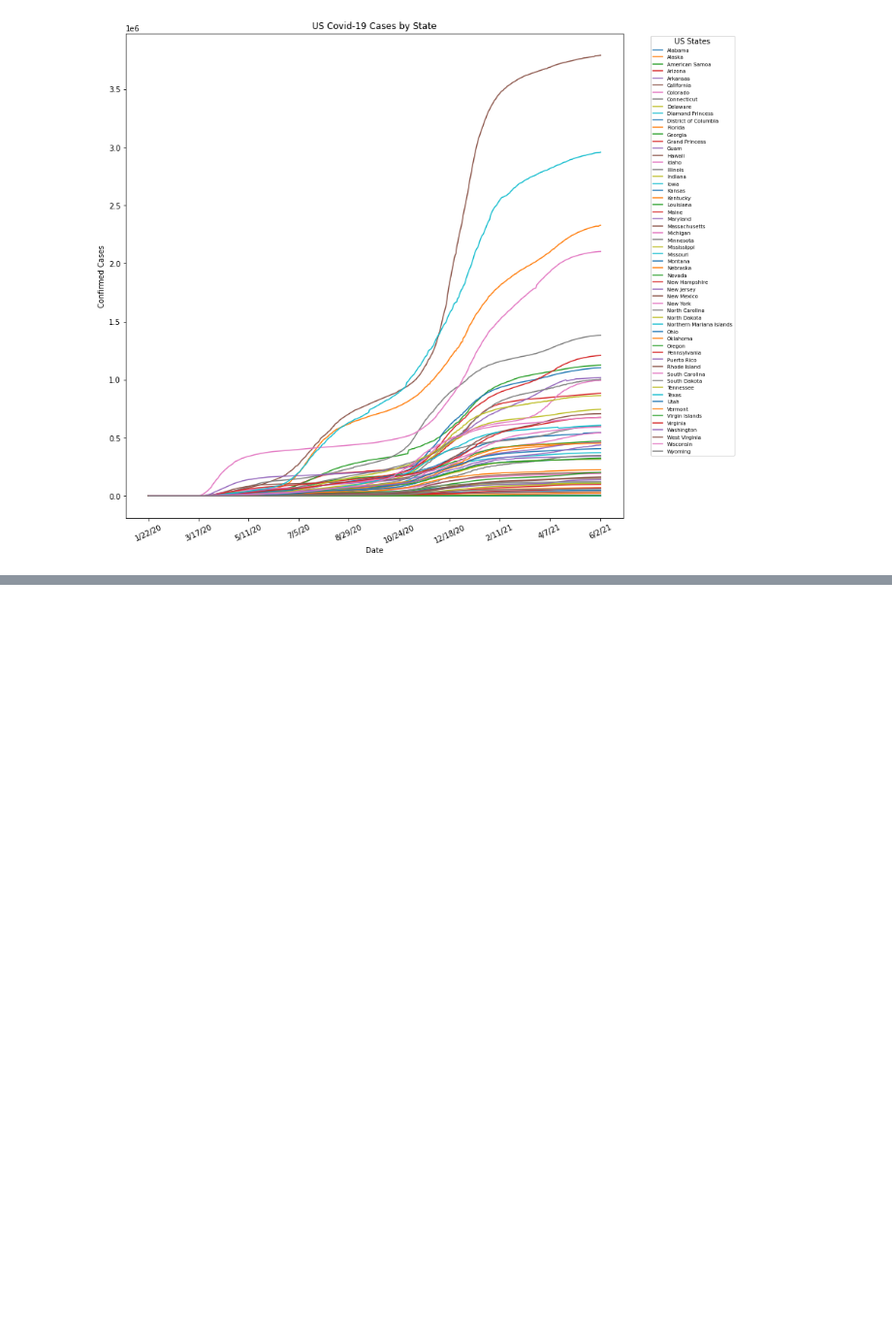
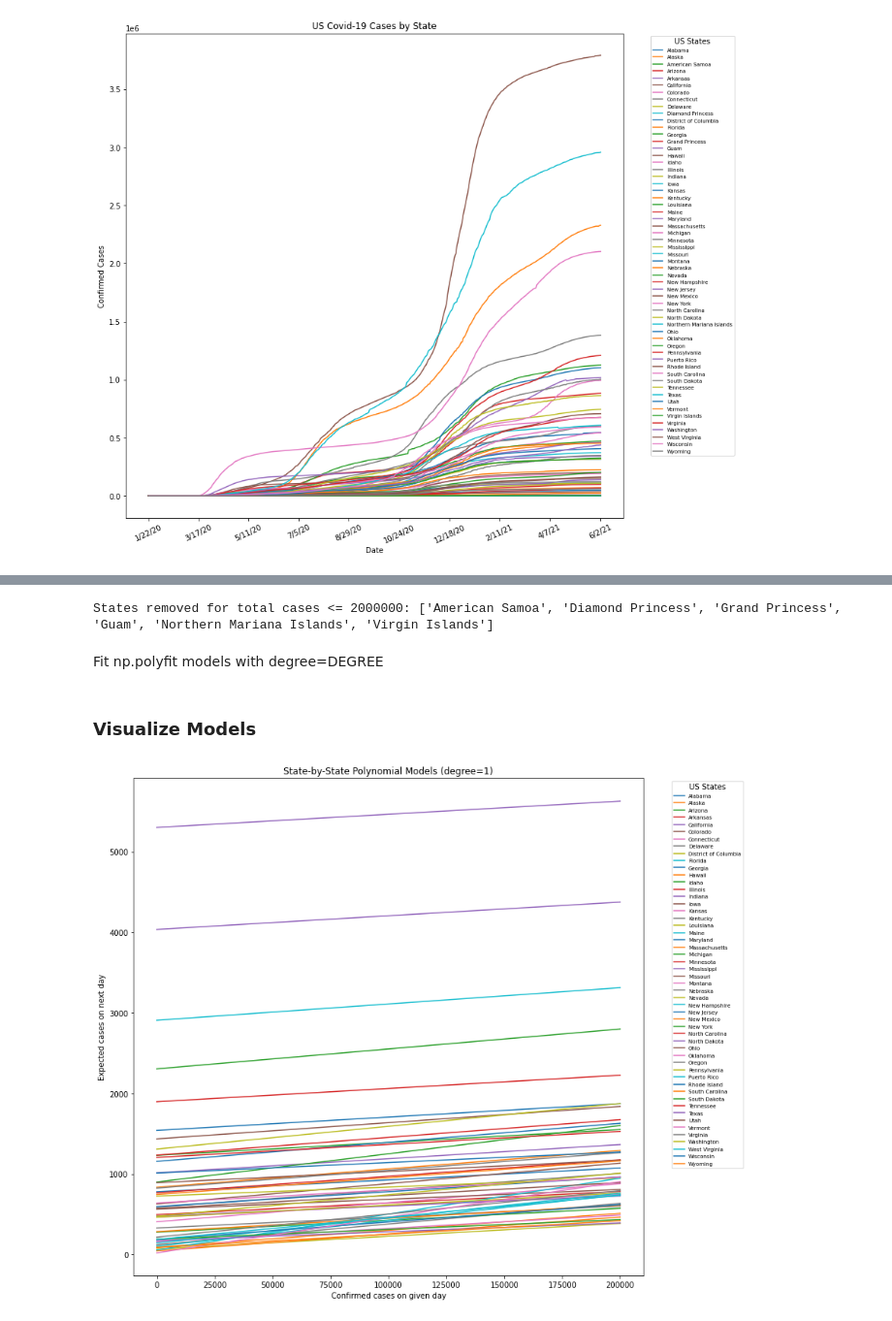
Before and after one commit to s-fitch/coronavirus-2020, a Jupyter notebook: experiments.ipynb, the cells around one changed output, grey strips where cells are left out. Shown: that part at 97% size. Saved outputs shown, nothing was run; the diff lists cells and outputs as text; code cells hidden in the pictures; blank space fills up the shorter version.

Commit message:
Implemented models

```diff
--- a/experiments.ipynb
+++ b/experiments.ipynb
@@ -69,0 +77,50 @@ plt.savefig('./exp/results/US_timeseries.png')
+# %%
+# Remove entries with little data
+TOTAL_CUTOFF = 2000000
+
+model_X = []
+model_Y = []
+model_states = []
+removed_states = []
+for i in range(cases.shape[0]):
+    # Check for all 0
+    if np.sum(cases[i]) <= TOTAL_CUTOFF:
+        removed_states.append(states[i])
+        continue
+    model_X.append(cases[i, :-1])
+    model_Y.append(np.diff(cases[i], 1))
+    model_states.append(states[i])
+
+model_X = np.array(model_X)
+model_Y = np.array(model_Y)
+model_states = np.array(model_states)
+
+print('States removed for total cases <= {0}: {1}'.format(TOTAL_CUTOFF, removed_states))
+# %% [output]
+States removed for total cases <= 2000000: ['American Samoa', 'Diamond Princess', 'Grand Princess', 'Guam', 'Northern Mariana Islands', 'Virgin Islands']
+# %% [markdown]
+Fit np.polyfit models with degree=DEGREE
+# %%
+DEGREE = 1
+
+models = [np.polyfit(model_X[i], model_Y[i], DEGREE) for i in range(model_X.shape[0])]
+# %% [markdown]
+### Visualize Models
+# %%
+fig, axes = plt.subplots(1, 1, figsize=(12, 12))
+
+plt.title('State-by-State Polynomial Models (degree={0})'.format(DEGREE))
+plt.xlabel('Confirmed cases on given day')
+plt.ylabel('Expected cases on next day')
+
+median = np.median(model_X)
+#case_vals = np.linspace(median-1000, median+1000, num=10)
+case_vals = np.linspace(0, 200000, num=1000)
+
+for i in range(model_states.shape[0]):
+    plt.plot(case_vals, np.polyval(models[i], case_vals), label=model_states[i])
+plt.legend(title='US States', bbox_to_anchor=(1.05, 1), loc='upper left', prop=fontP)
+
+plt.savefig('./exp/results/US_models.png')
+# %% [output]
+[figure, added]
```
Also changed, not shown: parts of 1 cell of this notebook.
